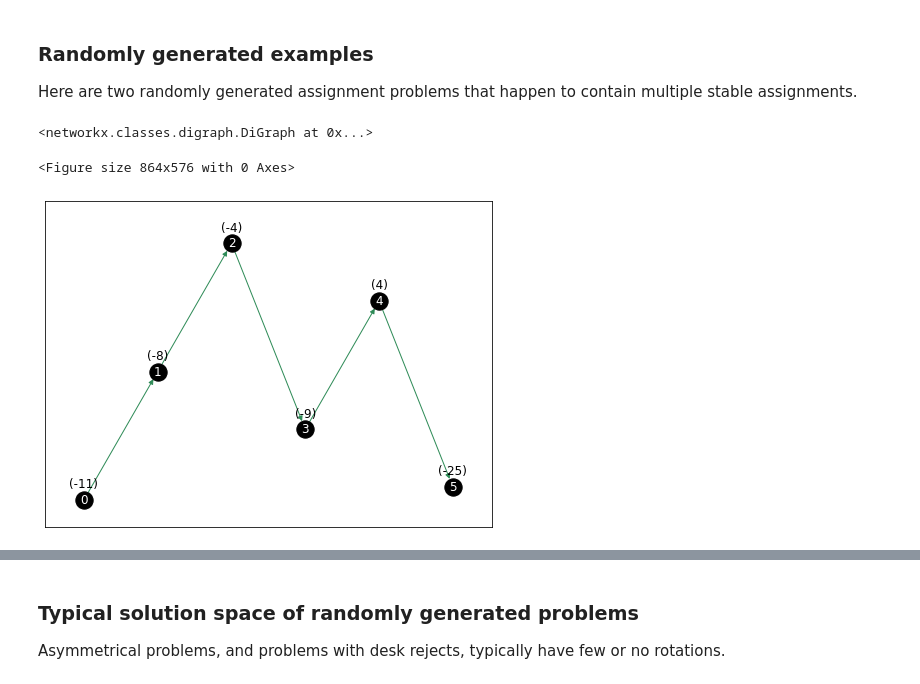
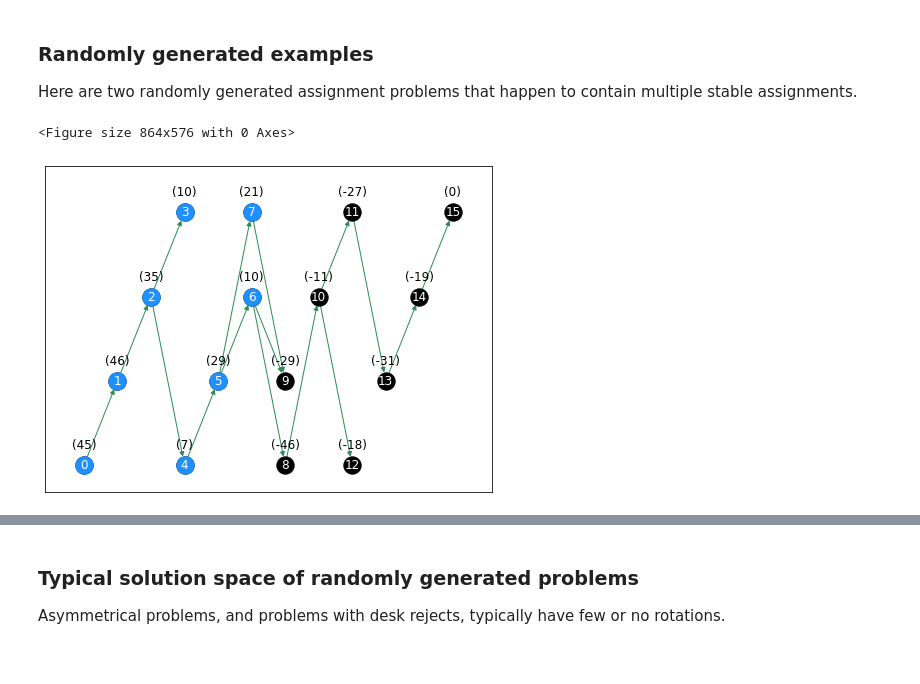
Before and after one commit to maxkapur/assignment, a Jupyter notebook: assignment_exs.ipynb, the cells around one changed output, grey strips where cells are left out. Drawn from its saved outputs; the diff is of its cells as text; code cells hidden in the pictures.

```diff
--- a/assignment_exs.ipynb
+++ b/assignment_exs.ipynb
@@ -54,21 +49,21 @@ Text(0.5, 1.0, 'Rotation flow graph (reverse Gale-Shapley)')
 
 Here are two randomly generated assignment problems that happen to contain multiple stable assignments.
 # %%
-np.random.seed(29241)
+np.random.seed(3454)
 
-m = 28
-n = 30
+m = 60
+n = 60
 
 A = [list(np.random.permutation(range(n)))[:np.random.randint(n-3, n)] for _ in range(m)]
 B = [list(np.random.permutation(range(m)))[:np.random.randint(m-3, m)] for _ in range(n)]
 
 material = assignment(A, B)
 plt.figure(figsize=(12,8))
-material.draw_rotation_digraph(reverse=True, verbose=0, kwargs={'figsize': (8, 6)})
+material.draw_rotation_digraph(reverse=False, verbose=0, kwargs={'figsize': (8, 6)})
+pass
 # %% [output]
-<networkx.classes.digraph.DiGraph at 0x...>
+<Figure size 864x576 with 0 Axes>
-<Figure size 864x576 with 0 Axes>
-[figure, old version]
+[figure, new version]
 # %%
 np.random.seed(69896)
 
```
Also changed, not shown: parts of 2 cells of this notebook, 4 other files.
